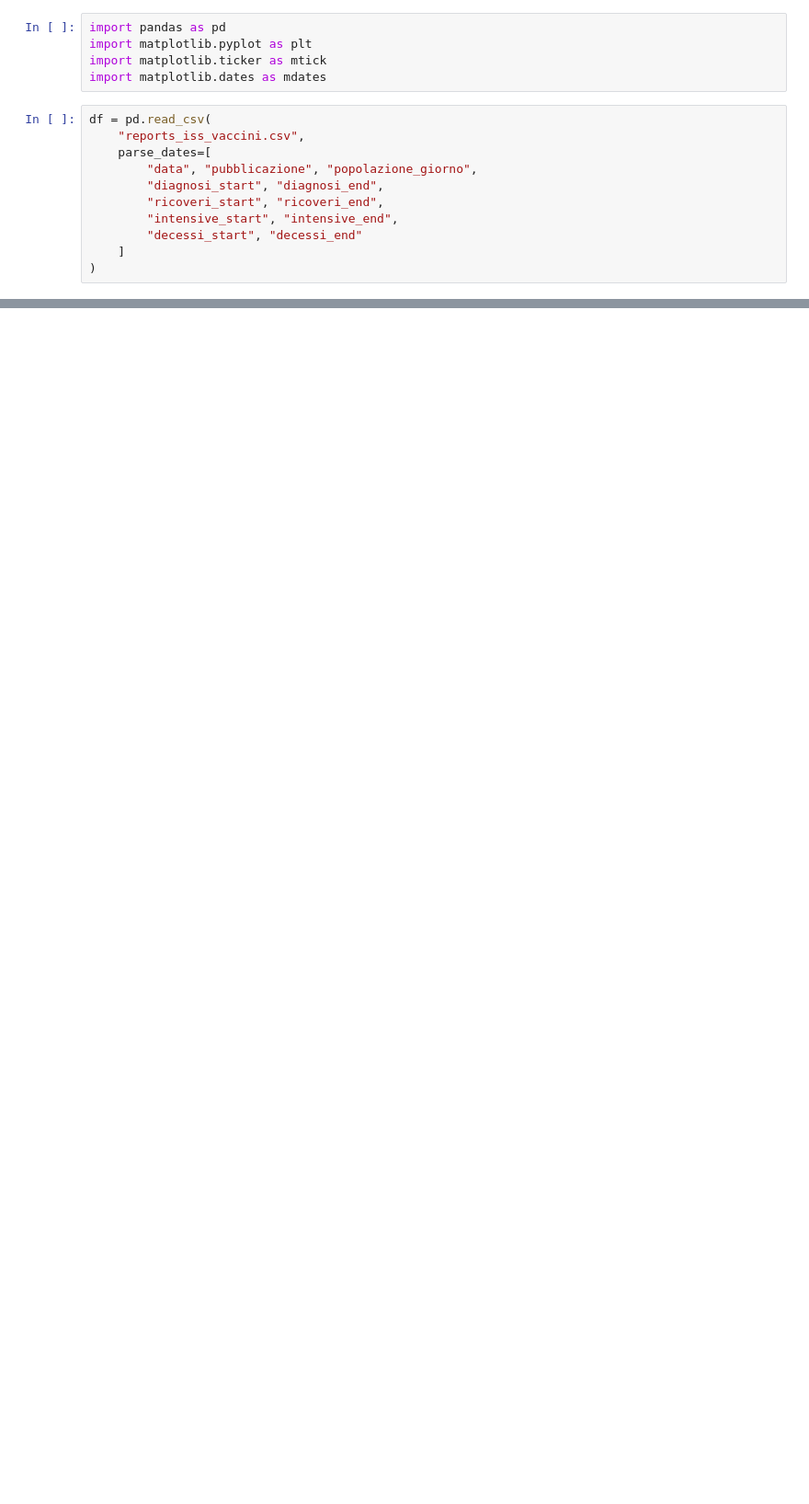
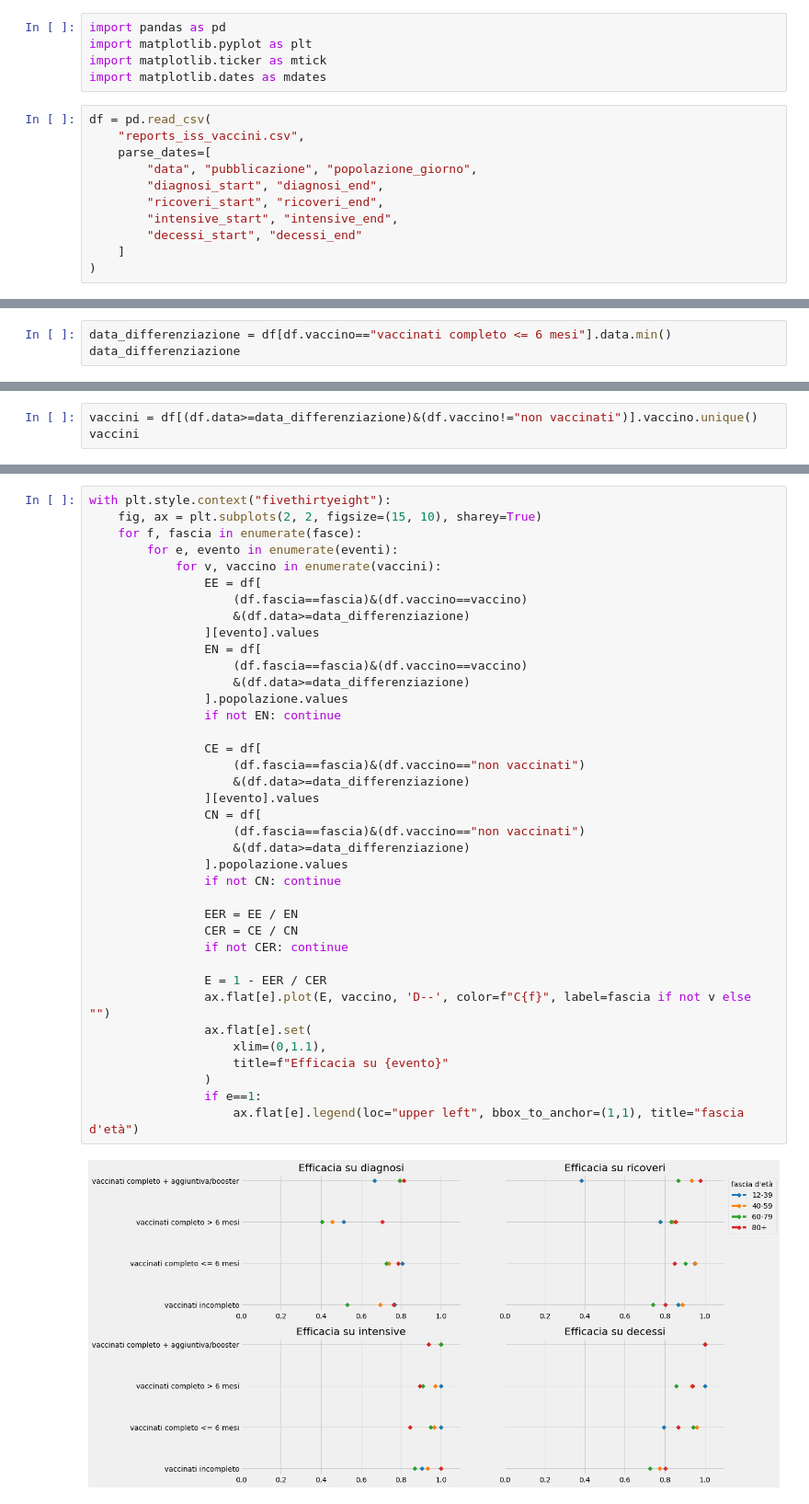
Before and after one commit to maxdevblock/covid_iss_vaccini_reports, a Jupyter notebook: Esempio_di_utilizzo.ipynb, the cells around one changed output, grey strips where cells are left out. Shown: that part at 92% size. Saved outputs shown, nothing was run; the diff lists cells and outputs as text; blank space fills up the shorter version.

Commit message:
differenziazione 6 mesi e booster

```diff
--- a/Esempio_di_utilizzo.ipynb
+++ b/Esempio_di_utilizzo.ipynb
@@ -88,0 +124,3 @@ with plt.style.context("bmh"):
+# %%
+data_differenziazione = df[df.vaccino=="vaccinati completo <= 6 mesi"].data.min()
+data_differenziazione
@@ -88,0 +129,3 @@ with plt.style.context("bmh"):
+# %%
+vaccini = df[(df.data>=data_differenziazione)&(df.vaccino!="non vaccinati")].vaccino.unique()
+vaccini
@@ -88,0 +136,40 @@ with plt.style.context("bmh"):
+# %%
+with plt.style.context("fivethirtyeight"):
+    fig, ax = plt.subplots(2, 2, figsize=(15, 10), sharey=True)
+    for f, fascia in enumerate(fasce):
+        for e, evento in enumerate(eventi):
+            for v, vaccino in enumerate(vaccini):
+                EE = df[
+                    (df.fascia==fascia)&(df.vaccino==vaccino)
+                    &(df.data>=data_differenziazione)
+                ][evento].values
+                EN = df[
+                    (df.fascia==fascia)&(df.vaccino==vaccino)
+                    &(df.data>=data_differenziazione)
+                ].popolazione.values
+                if not EN: continue
+
+                CE = df[
+                    (df.fascia==fascia)&(df.vaccino=="non vaccinati")
+                    &(df.data>=data_differenziazione)
+                ][evento].values
+                CN = df[
+                    (df.fascia==fascia)&(df.vaccino=="non vaccinati")
+                    &(df.data>=data_differenziazione)
+                ].popolazione.values
+                if not CN: continue
+
+                EER = EE / EN
+                CER = CE / CN
+                if not CER: continue
+
+                E = 1 - EER / CER
+                ax.flat[e].plot(E, vaccino, 'D--', color=f"C{f}", label=fascia if not v else "")
+                ax.flat[e].set(
+                    xlim=(0,1.1),
+                    title=f"Efficacia su {evento}"
+                )
+                if e==1:
+                    ax.flat[e].legend(loc="upper left", bbox_to_anchor=(1,1), title="fascia d'età")
+# %% [output]
+[figure, added]
```
Also changed, not shown: parts of 9 cells of this notebook, 3 other files.
